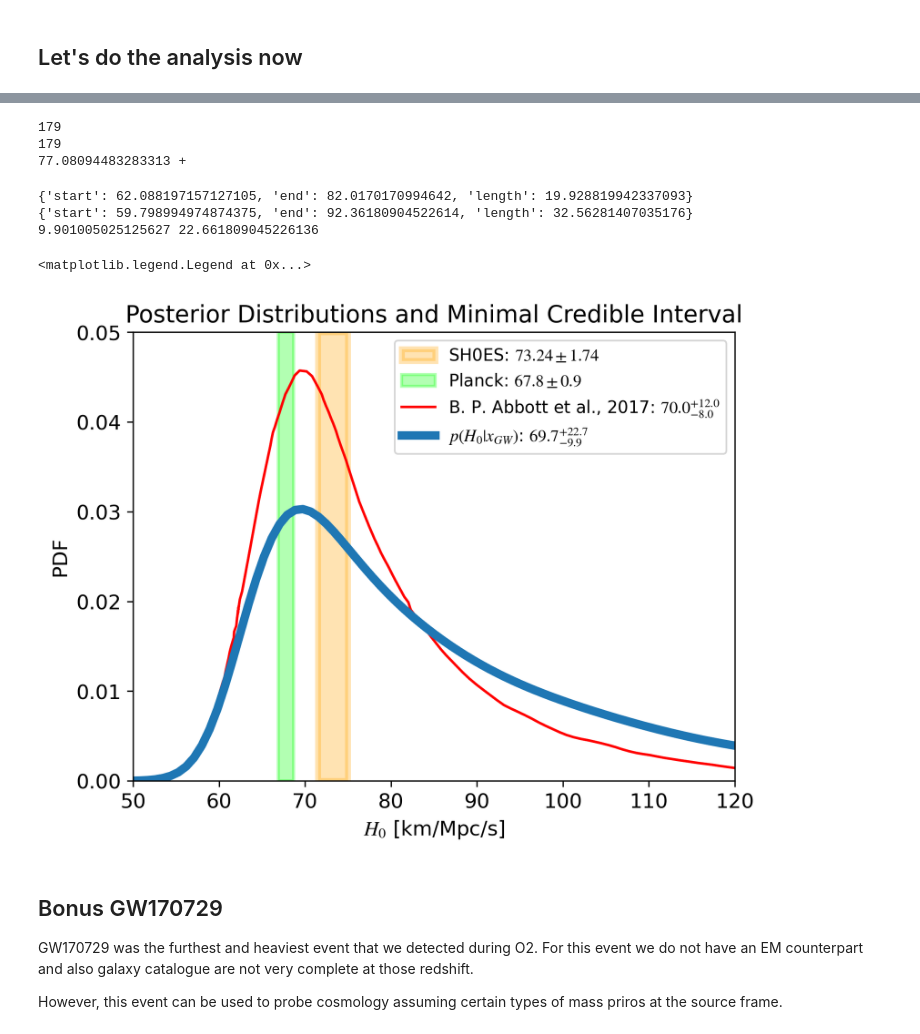
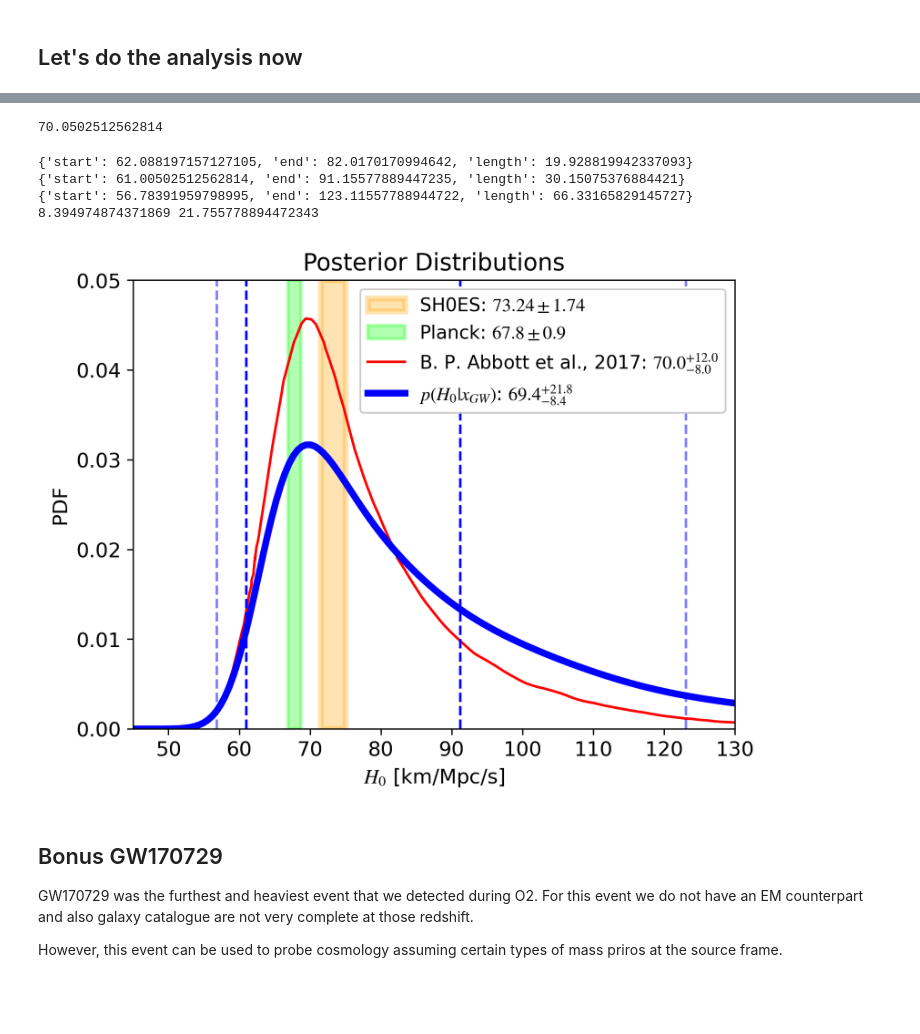
Before and after one commit to joon-young-lee/gdr_gwcosmo_tutorial_2020, a Jupyter notebook: notebooks/Tutorial.ipynb, the cells around one changed output, grey strips where cells are left out. Saved outputs shown, nothing was run; the diff lists cells and outputs as text; code cells hidden in the pictures; blank space fills up the shorter version.

```diff
--- a/notebooks/Tutorial.ipynb
+++ b/notebooks/Tutorial.ipynb
@@ -241,12 +243,19 @@ _ = corner.corner(to_plot,labels=[r'$z$ [Mpc]', r'$m_{1,s} [M_\odot]$ ',r'$m_{2,
 # %%
-z_likelihood = GW170817.marginalized_redshift_reweight(70, 'BNS')[0]
-print(GW170817.marginalized_redshift_reweight(70, 'BNS'))
+H0 = 70
+z_likelihood = GW170817.marginalized_redshift_reweight(H0, 'BNS')[0]
+# z_likelihood = GW170817.marginalized_redshift(H0)[0]
+print(GW170817.marginalized_redshift_reweight(80, 'BNS'))
 norm = np.trapz(z_likelihood(z_array), z_array)
 print(norm)
+print(z_likelihood(z_array))
 plt.plot(z_array, z_likelihood(z_array)/norm,label=r'$p(x|z)$')
+plt.title('Likelihood of z value of NGC 4993', fontsize=20)
 plt.xlabel('z')
 plt.ylabel('PDF')
-plt.axvline(0.01,ls='--',c='k',label='NGC 4993')
+plt.axvline(0.01,ls='--',c='k',label='NGC 4993') # + '\n' + r'$H_0 = 70$')
 plt.xlim(0.000, 0.060)
-plt.legend(fontsize=25)
+plt.text(0.035, 100, rf'$H_0 = {H0}$', fontsize=18)
+plt.text(0.020, 70, rf'Most Probable $z = {z_array[np.argmax(z_likelihood(z_array))]:.3f}$', fontsize=18)
+plt.savefig('../../../../Desktop/Senior/cosmology/Term Project/z_likelihood.png')
+plt.legend(fontsize=22)
 # %% [output]
@@ -261,7 +285,7 @@ import gwcosmo
 from astropy.constants import c
 from tqdm import tqdm
 
-H0_array = np.linspace(20, 200, 200) # Define the H0 for the analysis
+H0_array = np.linspace(20, 140, 200) # Define the H0 for the analysis
 
 # Load posterior samples
 samples = gwcosmo.likelihood.posterior_samples.posterior_samples('GW170817_GWTC-1.hdf5')
@@ -285,13 +309,13 @@ p_z = redshift_prior()
 for i, H0 in tqdm(enumerate(H0_array)):
 
     # Calculate selection effect
-    beta = np.trapz(pdet.pD_zH0_eval(z_array,H0) * p_z.p_z(z_array), z_array)
+    beta = np.trapz(pdet.pD_zH0_eval(z_array, H0) * p_z.p_z(z_array), z_array)
 
     # Calculate the redshift kernel for the GW part
-    z_likelihood, ww = samples.marginalized_redshift_reweight(H0,'BNS')
+    z_likelihood, ww = samples.marginalized_redshift_reweight(H0, 'BNS')
 
     # Marginalize over redshift
-    posterior[i] = np.sum(z_likelihood(z_NGC4993)*p_z.p_z(z_NGC4993))*ww/beta
+    posterior[i] = np.sum(z_likelihood(z_NGC4993) * p_z.p_z(z_NGC4993)) * ww / beta
 
 # Normalize
 posterior/=np.trapz(posterior, H0_array)
@@ -335,20 +343,19 @@ posterior1 = pd.read_csv('posterior.csv', header=None)
 h_array = np.array(posterior1)[:, 0]
 pdf_array = np.array(posterior1)[:, 1]
 # print(H0_array)
-print(len(h_array))
-print(len(pdf_array))
+
 # print(h_array)
-
+print(H0_array[np.argmax(posterior)])
 h = np.delete(h_array, 28)
 p = np.delete(pdf_array, 28)
 Abbott = CubicSpline(h, p)
 hAbbott = CubicSpline(h, p * h)
 integration0 = integrate.quad(hAbbott, h[0], h[-1])[0]
-sigma =
+#sigma =
 # integration1 = integrate.quad(Abbott, 77.1 - sigma, 77.1 - sigma)[0]
 
-print(integration0, '+')
-print(integration1, '+')
+# print(integration0, '+')
+#print(integration1, '+')
 # integration1 = integrate.quad(ours, 69.7 - 50, 69.7)[0]
 
 # print(integration1, '-')
@@ -367,9 +374,7 @@ print(integration1, '+')
 # # print(H0_array[64])
 # print(sigma, 'sigmaa')
 # %% [output]
-179
-179
-77.08094483283313 +
+70.0502512562814
 # %%
 # finding the minimal 68% credible interval
 import numpy as np
@@ -422,35 +427,40 @@ def minimal_credible_interval(x, pdf, credibility=0.68):
 
 print(minimal_credible_interval(x=h_array, pdf=pdf_array, credibility=0.68))
 print(minimal_credible_interval(H0_array, posterior, credibility=0.68))
-print(69.7-59.798994974874375, 92.36180904522614-69.7)
+print(minimal_credible_interval(H0_array, posterior, credibility=0.95))
+print(69.4-61.00502512562814, 91.15577889447235-69.4)
 # %% [output]
 {'start': 62.088197157127105, 'end': 82.0170170994642, 'length': 19.928819942337093}
-{'start': 59.798994974874375, 'end': 92.36180904522614, 'length': 32.56281407035176}
-9.901005025125627 22.661809045226136
+{'start': 61.00502512562814, 'end': 91.15577889447235, 'length': 30.15075376884421}
+{'start': 56.78391959798995, 'end': 123.11557788944722, 'length': 66.33165829145727}
+8.394974874371869 21.755778894472343
 # %%
 plt.rcParams['figure.dpi'] = 300
 h_array = np.array(posterior1)[:, 0]
 pdf_array = np.array(posterior1)[:, 1]
 SH0ES =  73.24 # 73.24±1.74
 Planck = 67.8 # 67.8±0.9
-plt.title('Posterior Distributions and Minimal Credible Interval', fontsize=14)
+plt.title('Posterior Distributions', fontsize=14)
 # plt.figure(figsize=(13, 10))
 plt.axvspan(SH0ES-1.74, SH0ES+1.74, color = 'orange', linewidth=1.74 * 2, alpha=0.3, label=rf'SH0ES: $73.24\pm1.74$', edgecolor='none')
 plt.axvspan(Planck-0.9, Planck+0.9,color = 'lime', linewidth=0.9 * 2, alpha=0.3, label=rf'Planck: $67.8\pm0.9$', edgecolor='none')
 plt.plot(h_array, pdf_array, color='r', label=r'B. P. Abbott et al., 2017: $70.0^{+12.0}_{-8.0}$')
-plt.plot(H0_array, posterior, label=r'$p(H_0|x_{GW})$: $69.7^{+22.7}_{-9.9}$', linewidth=5)
-plt.xlim(50, 120)
+plt.plot(H0_array, posterior, color = 'b', label=r'$p(H_0|x_{GW})$: $69.4^{+21.8}_{-8.4}$', linewidth=4)
+plt.axvline(x = 91.2, color = 'b', linestyle = '--')
+plt.axvline(x = 61.0, color = 'b', linestyle = '--')
+plt.axvline(x = 56.8, color = 'b', linestyle = '--', alpha = 0.5)
+plt.axvline(x = 123.1, color = 'b', linestyle = '--', alpha = 0.5)
+plt.xlim(45, 130)
 plt.ylim(0.0, 0.05)
 plt.xlabel(r'$H_0$ [km/Mpc/s]', fontsize=12)
 plt.ylabel(r'PDF', fontsize=12)
 plt.xticks(fontsize=12)
 plt.yticks(fontsize=12)
-plt.legend(fontsize = 10)
-
+plt.legend(fontsize = 11, framealpha=1.0)
+plt.savefig('../../../../Desktop/Senior/cosmology/Term Project/posterior.png')
 # plt.show()
 # %% [output]
-<matplotlib.legend.Legend at 0x...>
-[figure, old version]
+[figure, new version]
 # %% [markdown]
 ## Bonus GW170729
 
```
Also changed, not shown: parts of 9 cells of this notebook, 1 other file.
